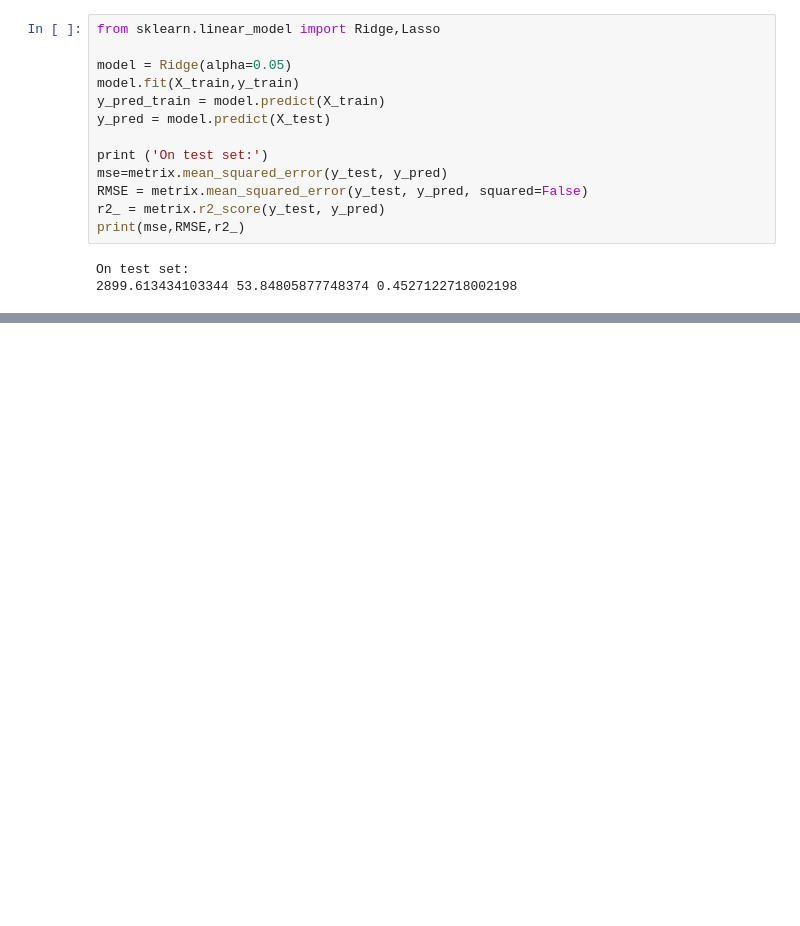
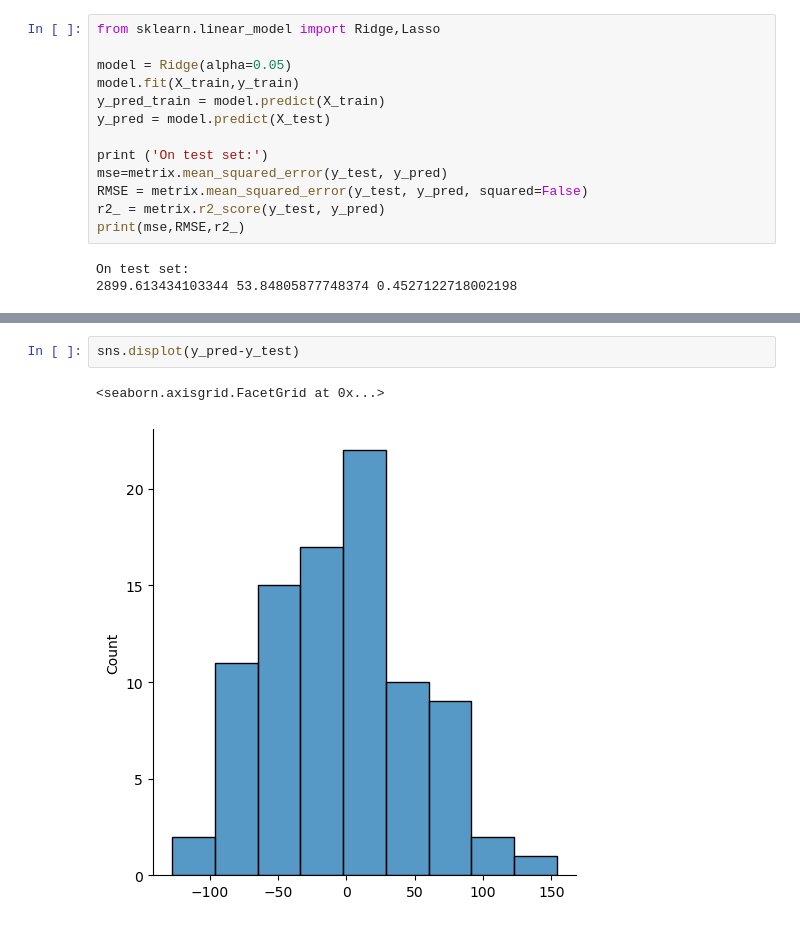
Before and after one commit to nicogkz/DS_Demo, a Jupyter notebook: 1_SimpleML/1_Regression/regression.ipynb, the cells around one changed output, grey strips where cells are left out. Cells and saved outputs as stored; diff of their text form; blank space fills up the shorter version.

```diff
--- a/1_SimpleML/1_Regression/regression.ipynb
+++ b/1_SimpleML/1_Regression/regression.ipynb
@@ -360,0 +413,5 @@ On test set:
+# %%
+sns.displot(y_pred-y_test)
+# %% [output]
+<seaborn.axisgrid.FacetGrid at 0x...>
+[figure, added]
```
Also changed, not shown: parts of 4 cells of this notebook.
